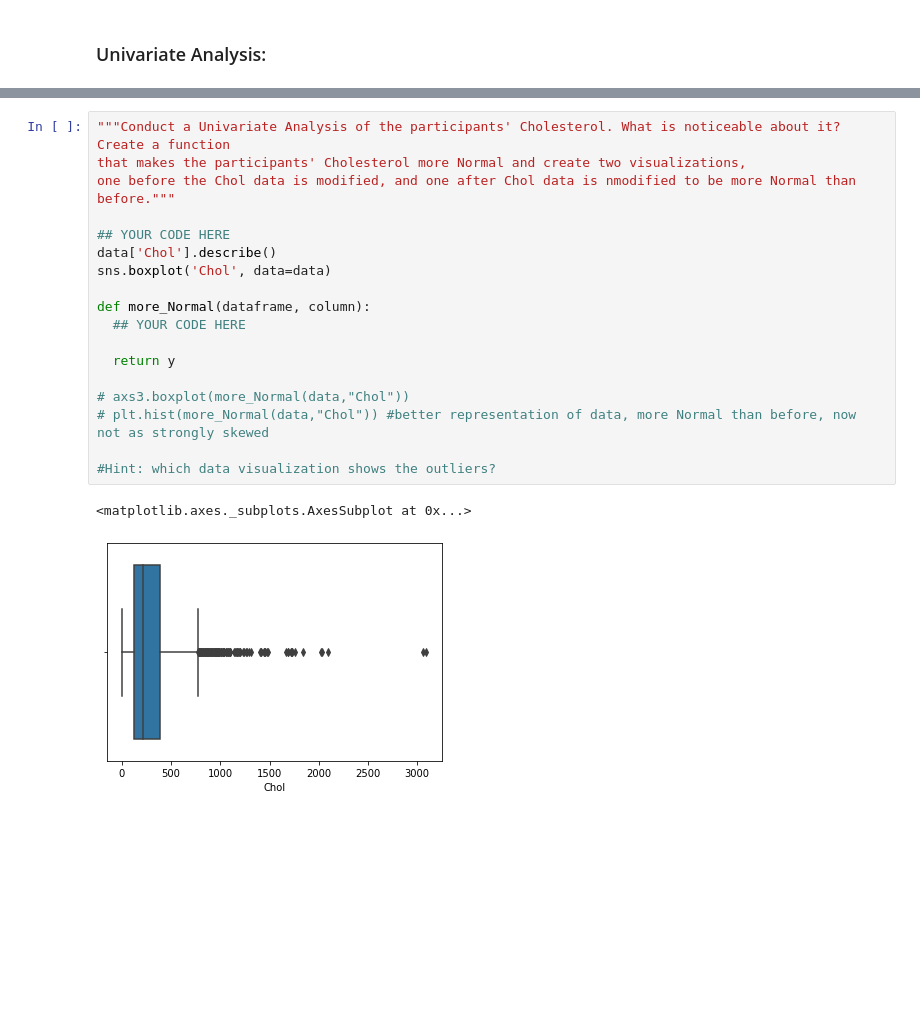
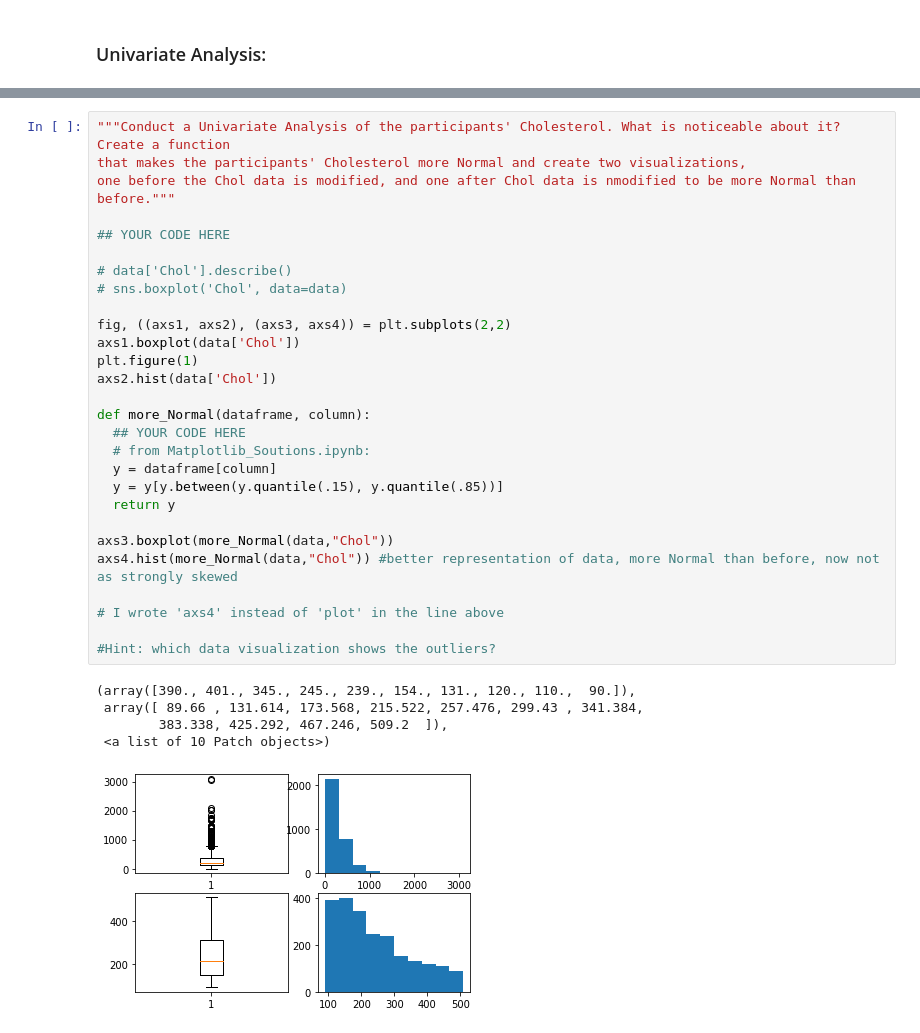
Before and after one commit to kimele2003/Week1_Public, a Jupyter notebook: Notebooks/02_Pandas_and_Matplotlib/Matplotlib_Exercise.ipynb, the cells around one changed output, grey strips where cells are left out. Drawn from its saved outputs; the diff is of its cells as text; blank space fills up the shorter version.

```diff
--- a/Notebooks/02_Pandas_and_Matplotlib/Matplotlib_Exercise.ipynb
+++ b/Notebooks/02_Pandas_and_Matplotlib/Matplotlib_Exercise.ipynb
@@ -85,24 +87,37 @@ data.head(7)
 # %%
 """Conduct a Univariate Analysis of the participants' Cholesterol. What is noticeable about it? Create a function
 that makes the participants' Cholesterol more Normal and create two visualizations,
 one before the Chol data is modified, and one after Chol data is nmodified to be more Normal than before."""
 
 ## YOUR CODE HERE
-data['Chol'].describe()
-sns.boxplot('Chol', data=data)
+
+# data['Chol'].describe()
+# sns.boxplot('Chol', data=data)
+
+fig, ((axs1, axs2), (axs3, axs4)) = plt.subplots(2,2)
+axs1.boxplot(data['Chol'])
+plt.figure(1)
+axs2.hist(data['Chol'])
 
 def more_Normal(dataframe, column):
   ## YOUR CODE HERE
-
+  # from Matplotlib_Soutions.ipynb:
+  y = dataframe[column]
+  y = y[y.between(y.quantile(.15), y.quantile(.85))]
   return y
 
-# axs3.boxplot(more_Normal(data,"Chol"))
-# plt.hist(more_Normal(data,"Chol")) #better representation of data, more Normal than before, now not as strongly skewed
+axs3.boxplot(more_Normal(data,"Chol"))
+axs4.hist(more_Normal(data,"Chol")) #better representation of data, more Normal than before, now not as strongly skewed
+
+# I wrote 'axs4' instead of 'plot' in the line above
 
 #Hint: which data visualization shows the outliers?
 # %% [output]
-<matplotlib.axes._subplots.AxesSubplot at 0x...>
+(array([390., 401., 345., 245., 239., 154., 131., 120., 110.,  90.]),
+ array([ 89.66 , 131.614, 173.568, 215.522, 257.476, 299.43 , 341.384,
+        383.338, 425.292, 467.246, 509.2  ]),
+ <a list of 10 Patch objects>)
-[figure, old version]
+[figure, new version]
 # %%
 """Conduct a Bivariate Analysis for Protein and Chol. What is familar about this compared to the tutorial? What is another
 way to deal with overplotting other than the Hex plot? Create two data visualizations, one that shows the overplotting, the other that
```
Also changed, not shown: parts of 6 cells of this notebook, 3 other files.
